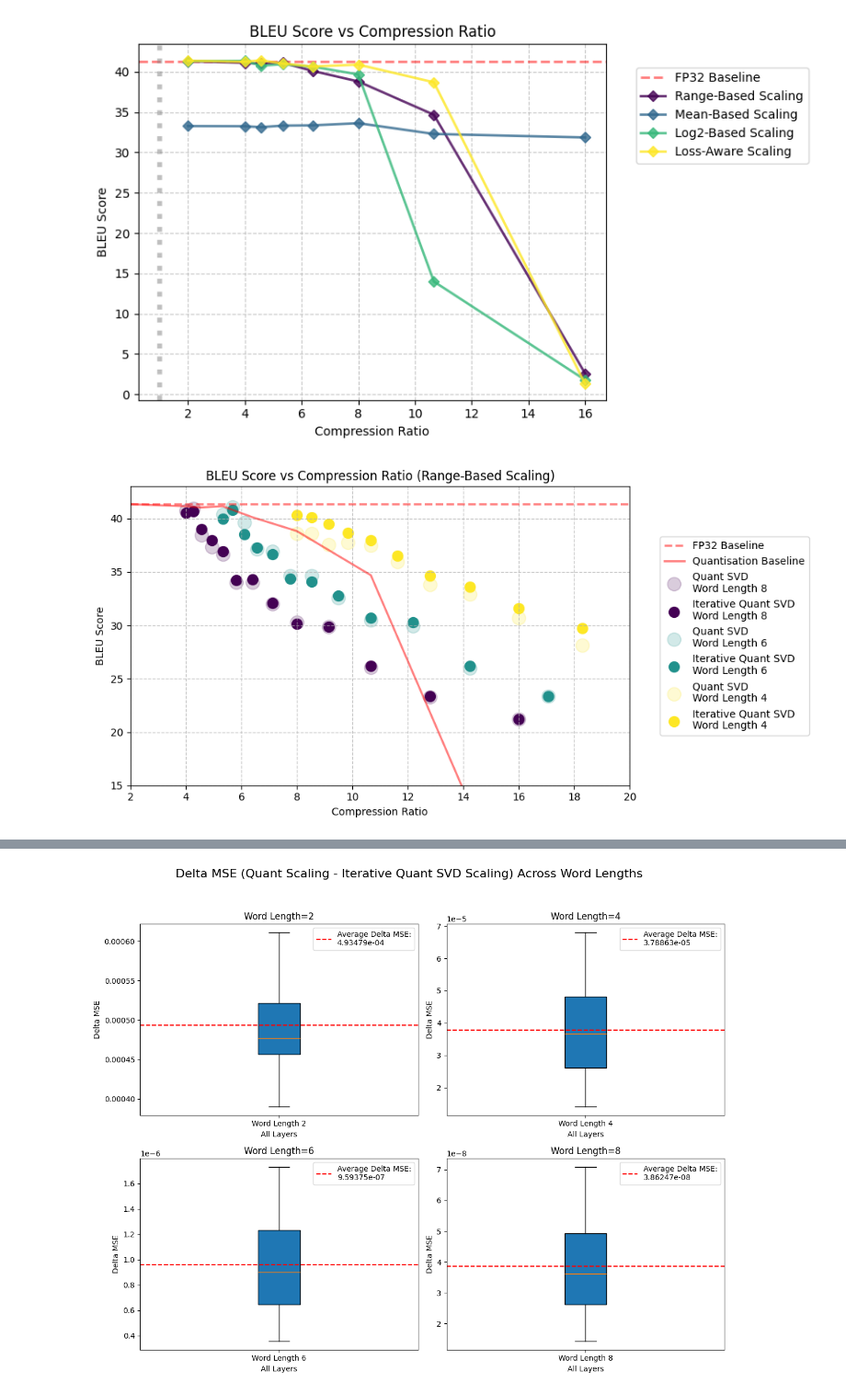
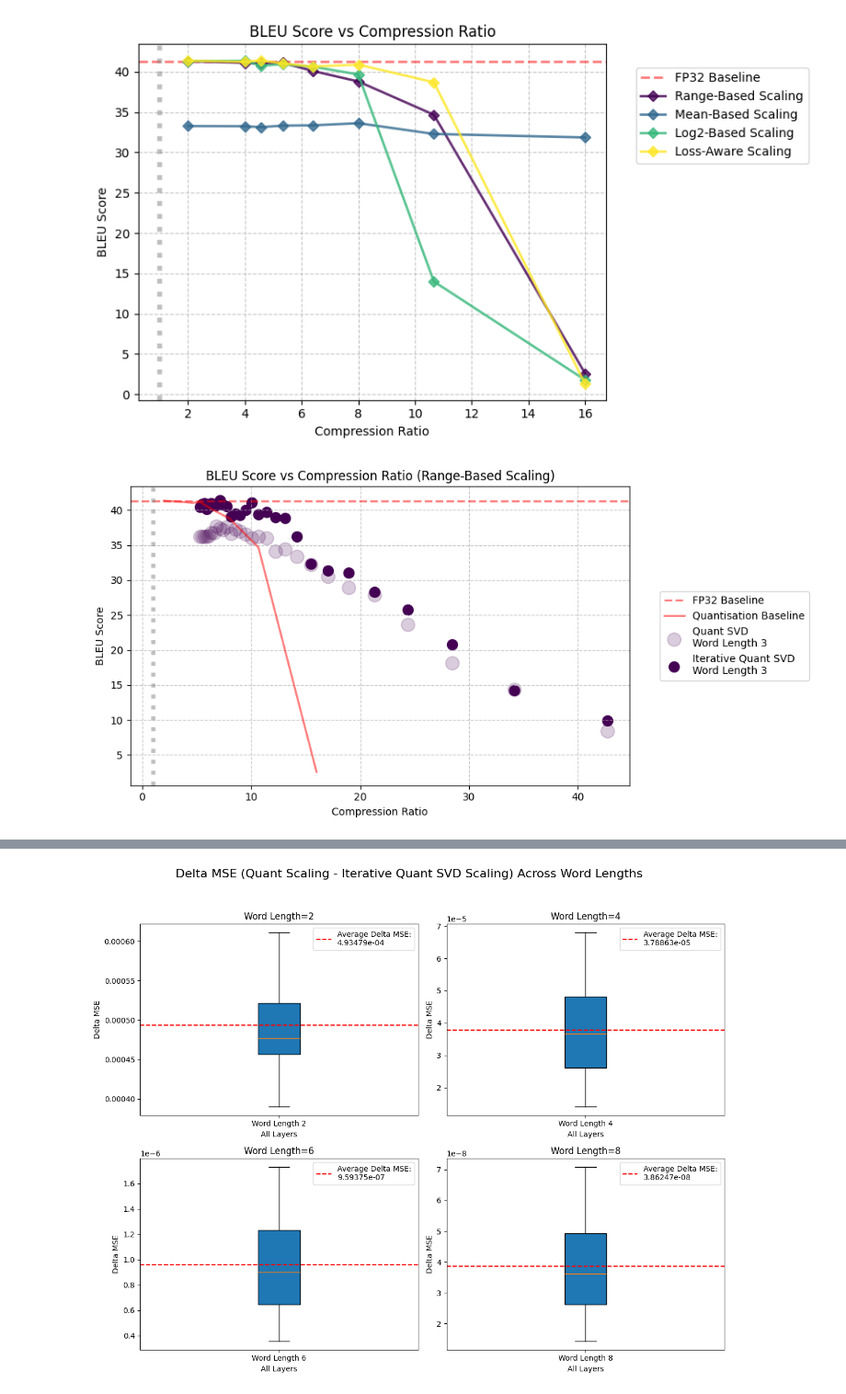
Before and after one commit to justinhuang666666/Approximate-Matrix-Vector-Multiplication, a Jupyter notebook: simulation_result/simulation_quant.ipynb, the cells around one changed output, grey strips where cells are left out. Shown at 92% size. Saved outputs shown, nothing was run; the diff lists cells and outputs as text; code cells hidden in the pictures.

```diff
--- a/simulation_result/simulation_quant.ipynb
+++ b/simulation_result/simulation_quant.ipynb
@@ -991,6 +991,8 @@ scaling_quant_result = pd.read_csv('quantization_weight_only_scaling.csv')
 
 # Set up the plot
 plt.figure(figsize=(10, 5))
+
+baseline_bleu = 41.337328250540224
 
 # Draw baseline and compression ratio reference lines
 plt.axhline(baseline_bleu, color='red', linestyle='--', linewidth=2, alpha=0.5, label='FP32 Baseline')
@@ -1016,13 +1018,13 @@ plt.plot(
 
 
 # Load the SVD data
-svd_data1 = pd.read_csv('svd_quantization_results_scaling4.csv')
+svd_data1 = pd.read_csv('svd_quantization_results_scaling_en_de.csv')
 svd_data2 = svd_data1
 
 
 # Define the word lengths to plot for the SVD data
-svd_word_lengths = [8, 6, 4]
-svd_word_lengths1 = [8, 6, 4]
+svd_word_lengths = [3]
+svd_word_lengths1 = [3]
 
 # Generate a colormap with Viridis for the SVD plots
 svd_viridis = cm.get_cmap('viridis', len(svd_word_lengths))
@@ -1039,33 +1041,33 @@ for idx, (wl1, wl2) in enumerate(zip(svd_word_lengths,svd_word_lengths1)):
         svd_data1_wl['Compression Ratio'],
         svd_data1_wl["Quant SVD BLEU (Range-Based)"],
         s=170,
         marker='o',
         alpha=0.2,
         color=svd_viridis(idx / len(svd_word_lengths)),
         label=f'Quant SVD\nWord Length {wl1}'
     )
 
     # Scatter plot for the current word length
     plt.scatter(
         svd_data1_wl1['Compression Ratio'],
         svd_data1_wl1["Iterative Quant SVD BLEU (Range-Based)"],
         s=100,
         marker='o',
         alpha=1,
         color=svd_viridis(idx / len(svd_word_lengths)),
         label=f'Iterative Quant SVD\nWord Length {wl2}'
     )
 
 
 
 # Add legend outside the plot
 plt.legend(loc='center left', bbox_to_anchor=(1.05, 0.5))  # Legend outside plotting area
 plt.grid(linestyle='--', alpha=0.7)
-plt.xlim([2,20])
-plt.ylim([15,43])
+# plt.xlim([2,20])
+# plt.ylim([15,43])
 
 # Adjust layout and show the plot
 plt.tight_layout(rect=[0, 0, 1, 1])  # Leave space for legend
 plt.show()
 # %% [output]
-[figure, old version]
+[figure, new version]
```
Also changed, not shown: parts of 3 cells of this notebook, 6 other files.
